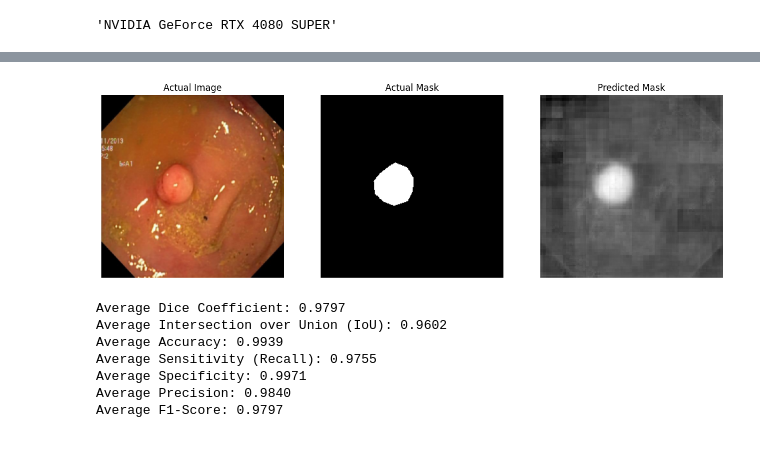
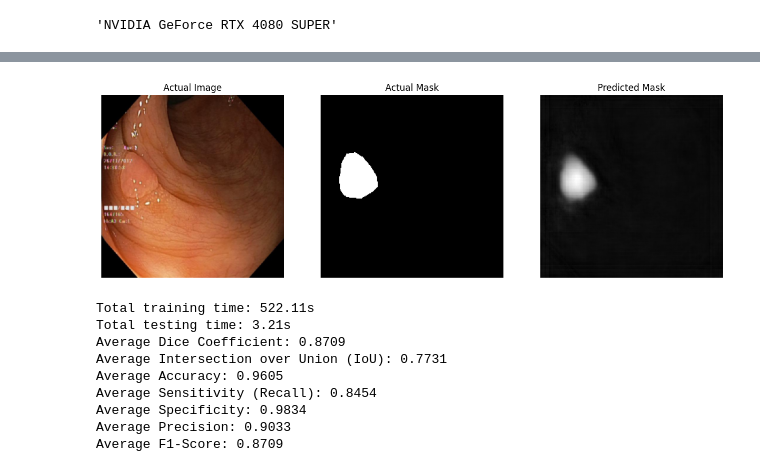
Before and after one commit to hasin-arman-prokriti/T2420380-Thesis-Image-Segmentation, a Jupyter notebook: resunet_plusplus_pytorch.ipynb, the cells around one changed output, grey strips where cells are left out. Cells and saved outputs as stored; diff of their text form; code cells hidden in the pictures.

Commit message:
corrected the train test split

```diff
--- a/resunet_plusplus_pytorch.ipynb
+++ b/resunet_plusplus_pytorch.ipynb
@@ -69,6 +71,18 @@ for images, masks in dataloader:
     print(f"Image batch shape: {images.shape}")  # Shape: [batch_size, 3, IMG_HEIGHT, IMG_WIDTH]
     print(f"Mask batch shape: {masks.shape}")    # Shape: [batch_size, 1, IMG_HEIGHT, IMG_WIDTH]
     break
+
+train_size = int(0.8 * len(dataset))  # 80% for training
+test_size = len(dataset) - train_size  # Remaining 20% for testing
+train_dataset, test_dataset = random_split(dataset, [train_size, test_size])
+
+# Create DataLoaders for training and testing
+train_loader = DataLoader(train_dataset, batch_size=16, shuffle=True)
+test_loader = DataLoader(test_dataset, batch_size=16, shuffle=False)
+
+# Confirm dataset sizes
+print(f"Training set size: {len(train_dataset)}")
+print(f"Testing set size: {len(test_dataset)}")
 # %% [output]
 Image batch shape: torch.Size([16, 3, 256, 256])
 Mask batch shape: torch.Size([16, 1, 256, 256])
@@ -97,12 +113,14 @@ device = torch.device("cuda" if torch.cuda.is_available() else "cpu")
 rpp_model = rpp_model.to(device)
 
 # Training loop
+train_start_time = time.time()
+
 num_epochs = 20
 for epoch in range(num_epochs):
     rpp_model.train()  # Set model to training mode
     running_loss = 0.0
 
-    for images, masks in dataloader:
+    for images, masks in train_loader:
         images, masks = images.to(device), masks.to(device)  # Move data to device
 
         # Zero the parameter gradients
@@ -122,4 +140,8 @@ for epoch in range(num_epochs):
         running_loss += loss.item()
 
     # Print the average loss for this epoch
-    print(f"Epoch [{epoch+1}/{num_epochs}], Loss: {running_loss / len(dataloader)}")
+    print(f"Epoch [{epoch+1}/{num_epochs}], Loss: {running_loss / len(train_loader)}")
+
+
+train_end_time = time.time()
+train_time = train_end_time - train_start_time
@@ -127,35 +170,35 @@ for epoch in range(num_epochs):
 import matplotlib.pyplot as plt
 import numpy as np
 
 # Choose a batch from the dataloader
-images, masks = next(iter(dataloader))
+images, masks = next(iter(test_loader))
 
 # Pick the first image, mask, and predicted mask
 image = images[0].cpu().numpy().transpose(1, 2, 0)  # Convert to HWC format
 mask = masks[0].cpu().numpy().squeeze()  # Remove channel dimension if mask is 1 channel
 predicted_mask = rpp_model(images.to(device))[0].cpu().detach().numpy().squeeze()  # Get the predicted mask
 
 # Plot the actual image, actual mask, and predicted mask side by side
 fig, ax = plt.subplots(1, 3, figsize=(15, 5))
 
 # Display image
 ax[0].imshow(image)
 ax[0].set_title("Actual Image")
 ax[0].axis('off')
 
 # Display actual mask
 ax[1].imshow(mask, cmap='gray')
 ax[1].set_title("Actual Mask")
 ax[1].axis('off')
 
 # Display predicted mask
 ax[2].imshow(predicted_mask, cmap='gray')
 ax[2].set_title("Predicted Mask")
 ax[2].axis('off')
 
 plt.show()
 # %% [output]
-[figure, old version]
+[figure, new version]
 # %%
 
 # Helper functions to calculate true positives, false positives, true negatives, and false negatives
@@ -219,8 +262,10 @@ specificity_scores = []
 precision_scores = []
 f1_scores = []
 
+test_start_time = time.time()
+
 # Iterate through the dataloader
-for images, masks in dataloader:
+for images, masks in test_loader:
     # Move tensors to GPU if necessary
     images = images.cuda()
     masks = masks.cuda()
@@ -238,7 +283,13 @@ for images, masks in dataloader:
     precision_scores.append(precision(predicted_mask, masks).item())
     f1_scores.append(f1_score(predicted_mask, masks).item())
 
+test_end_time = time.time()
+test_time = test_end_time - test_start_time
+
 # Calculate the average performance metrics across the dataset
+
+print(f"Total training time: {train_time:.2f}s")
+print(f"Total testing time: {test_time:.2f}s")
 print(f"Average Dice Coefficient: {sum(dice_scores) / len(dice_scores):.4f}")
 print(f"Average Intersection over Union (IoU): {sum(iou_scores) / len(iou_scores):.4f}")
 print(f"Average Accuracy: {sum(accuracy_scores) / len(accuracy_scores):.4f}")
@@ -247,10 +298,12 @@ print(f"Average Specificity: {sum(specificity_scores) / len(specificity_scores):
 print(f"Average Precision: {sum(precision_scores) / len(precision_scores):.4f}")
 print(f"Average F1-Score: {sum(f1_scores) / len(f1_scores):.4f}")
 # %% [output]
-Average Dice Coefficient: 0.9797
-Average Intersection over Union (IoU): 0.9602
-Average Accuracy: 0.9939
-Average Sensitivity (Recall): 0.9755
-Average Specificity: 0.9971
-Average Precision: 0.9840
-Average F1-Score: 0.9797
+Total training time: 522.11s
+Total testing time: 3.21s
+Average Dice Coefficient: 0.8709
+Average Intersection over Union (IoU): 0.7731
+Average Accuracy: 0.9605
+Average Sensitivity (Recall): 0.8454
+Average Specificity: 0.9834
+Average Precision: 0.9033
+Average F1-Score: 0.8709
```
Also changed, not shown: parts of 3 cells of this notebook, 3 other files.
